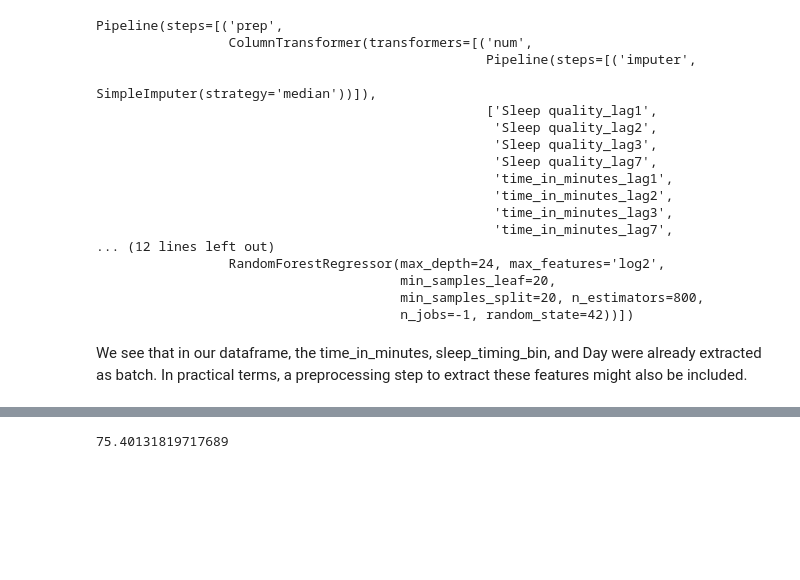
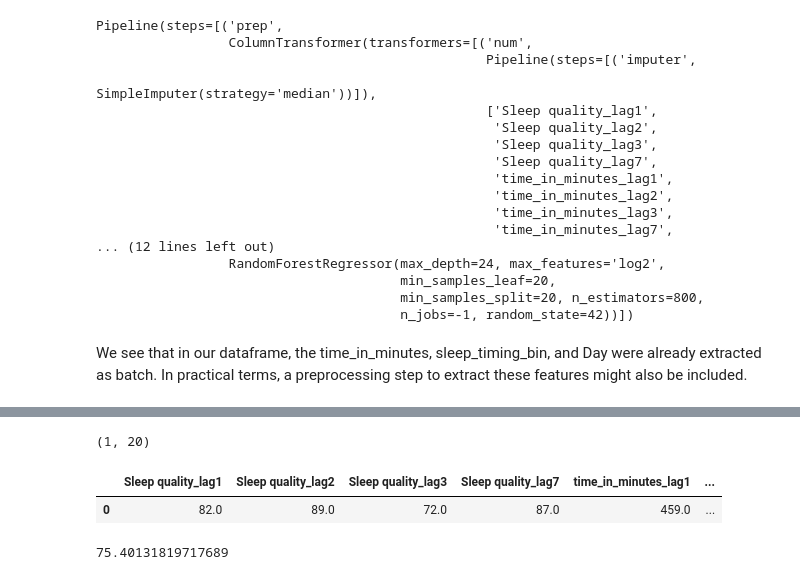
Before and after one commit to darasiemi/sleep-quality-prediction, a Jupyter notebook: model-experimentation/model_notebook.ipynb, the cells around one changed output, grey strips where cells are left out. Cells and saved outputs as stored; diff of their text form; code cells hidden in the pictures; blank space fills up the shorter version.

```diff
--- a/model-experimentation/model_notebook.ipynb
+++ b/model-experimentation/model_notebook.ipynb
@@ -446,6 +434,15 @@ X_single = build_lagged_row_shift_style(X_prev_8)
 # %%
 #To make sure the the features match with the training features and there is no leakage
 X_single = X_single[feature_cols]
+# %%
+X_single.shape
+# %% [output]
+(1, 20)
+# %%
+X_single
+# %% [output]
+|  | Sleep quality_lag1 | Sleep quality_lag2 | Sleep quality_lag3 | Sleep quality_lag7 | time_in_minutes_lag1 | ... |
+| 0 | 82.0 | 89.0 | 72.0 | 87.0 | 459.0 | ... |
 # %%
 prediction = float(pipeline.predict(X_single))
 prediction
```
Also changed, not shown: parts of 3 cells of this notebook, 18 other files.
